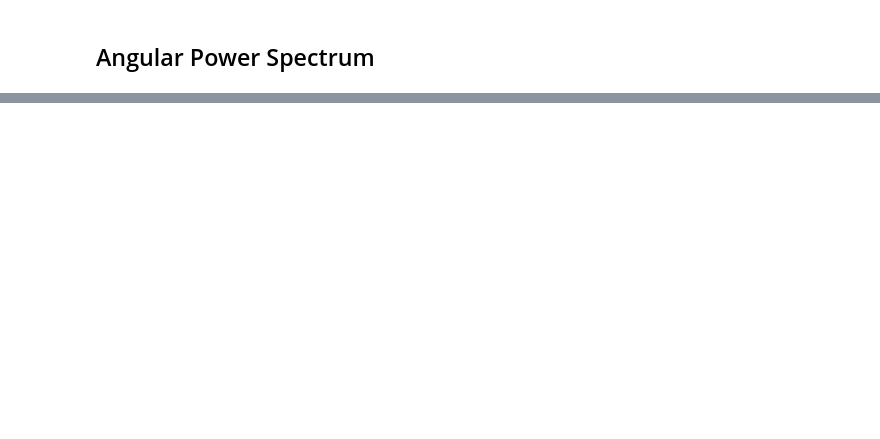
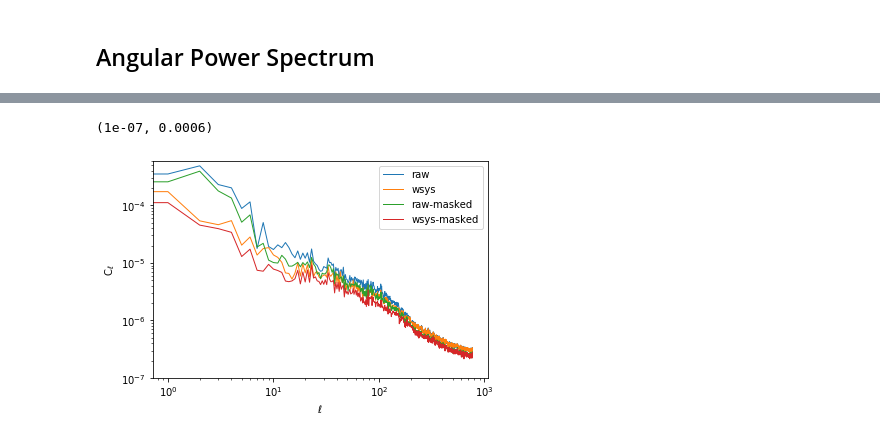
Before and after one commit to mehdirezaie/sysnetdev, a Jupyter notebook: notebooks/post_process.ipynb, the cells around one changed output, grey strips where cells are left out. Saved outputs shown, nothing was run; the diff lists cells and outputs as text; code cells hidden in the pictures; blank space fills up the shorter version.

```diff
--- a/notebooks/post_process.ipynb
+++ b/notebooks/post_process.ipynb
@@ -122,0 +137,16 @@ Text(0, 0.5, 'Mean Density')
+# %%
+cl['raw-masked'] = run_anafast(delta_raw, mask_new)
+cl['wsys-masked'] = run_anafast(delta_wsys, mask_new)
+# %%
+# plot pseudo-power vs ell
+for n_, c_ in cl.items():
+    plt.plot(c_, label=n_, lw=1)
+plt.legend()
+plt.xscale('log')
+plt.yscale('log')
+plt.xlabel(r'$\ell$')
+plt.ylabel(r'C$_{\ell}$')
+plt.ylim(1.0e-7, 6.0e-4)
+# %% [output]
+(1e-07, 0.0006)
+[figure, added]
```
Also changed, not shown: parts of 11 cells of this notebook.
